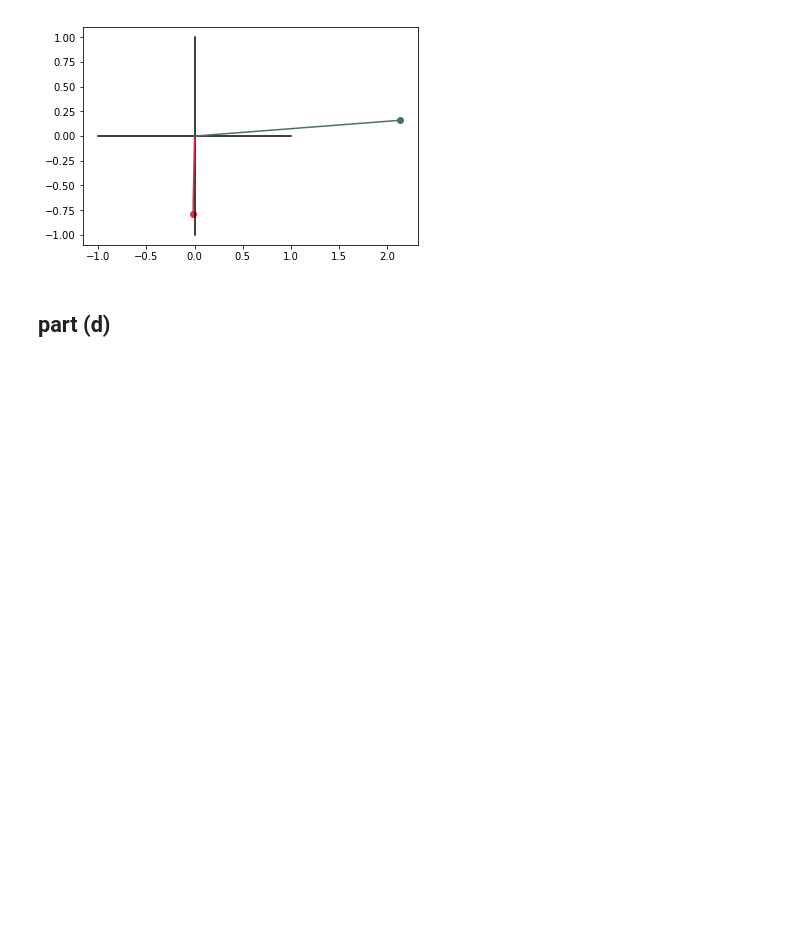
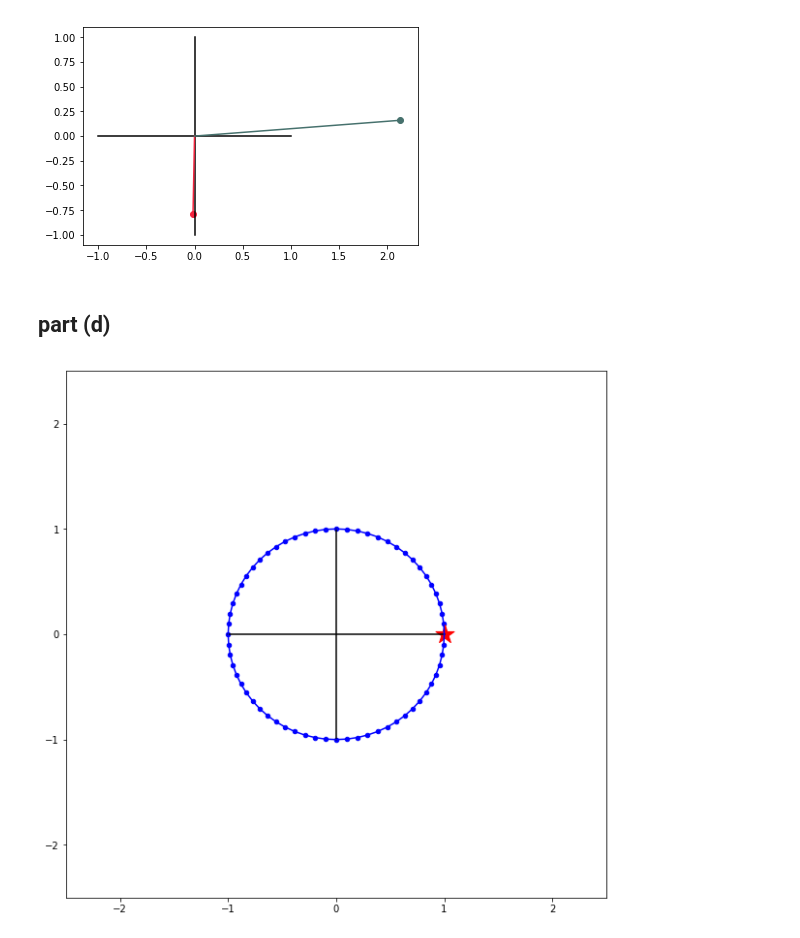
Before and after one commit to rfeinman/hw-mathtools, a Jupyter notebook: hw1_Feinman/hw1.ipynb, the cells around one changed output. Saved outputs shown, nothing was run; the diff lists cells and outputs as text; code cells hidden in the pictures; blank space fills up the shorter version.

```diff
--- a/hw1_Feinman/hw1.ipynb
+++ b/hw1_Feinman/hw1.ipynb
@@ -291,3 +291,23 @@ plotVec2(np.vstack((USVhe1, USVhe2)))
 # create theta vector
 thetas = np.array([2*np.pi*n/64 for n in range(65)])
 P = np.hstack([[[np.cos(theta)], [np.sin(theta)]] for theta in thetas])
+# %%
+def plot_points(P):
+    """Function to plot the points w/ a single blue curve through them & a red star."""
+    # First, plot the axes
+    plt.figure(figsize=(10, 10))
+    plt.plot([-1, 1], [0, 0], c='black')
+    plt.plot([0, 0], [-1, 1], c='black')
+    # Now, plot the points & circle
+    plt.scatter(P[0], P[1], s=20, c='b')
+    plt.plot(P[0], P[1], c='b')
+    # Now the red star
+    plt.scatter(P[0,0], P[1,0], s=400, c='r', marker='*')
+    plt.ylim([-2.5, 2.5])
+    plt.xlim([-2.5, 2.5])
+    plt.show()
+# %%
+# plot initial points
+plot_points(P)
+# %% [output]
+[figure, added]
```
Also changed, not shown: parts of 12 cells of this notebook.
